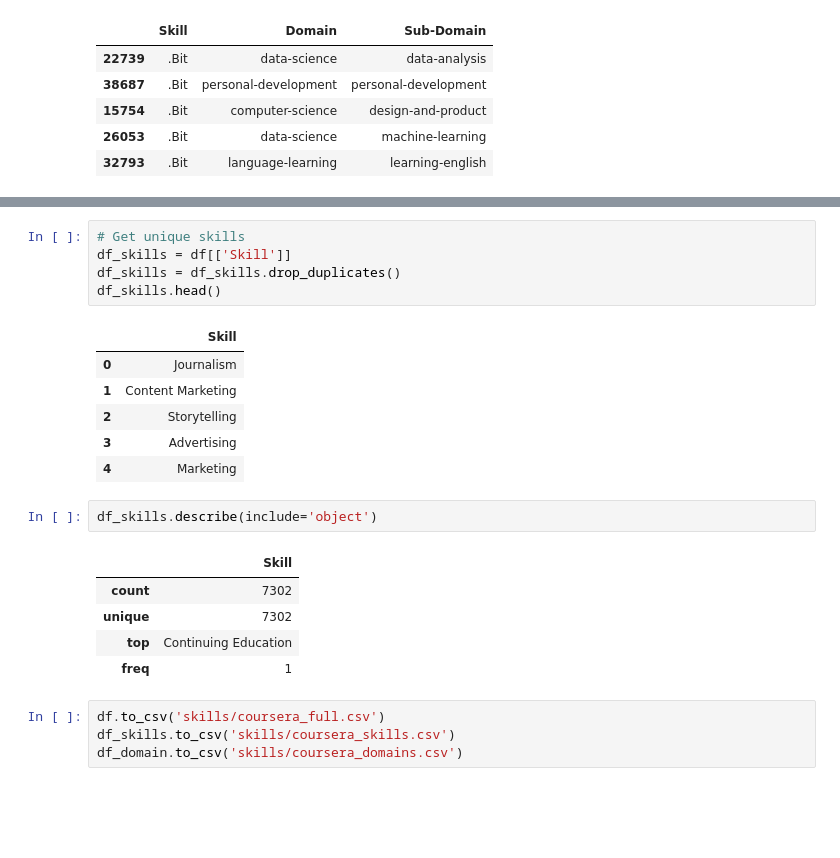
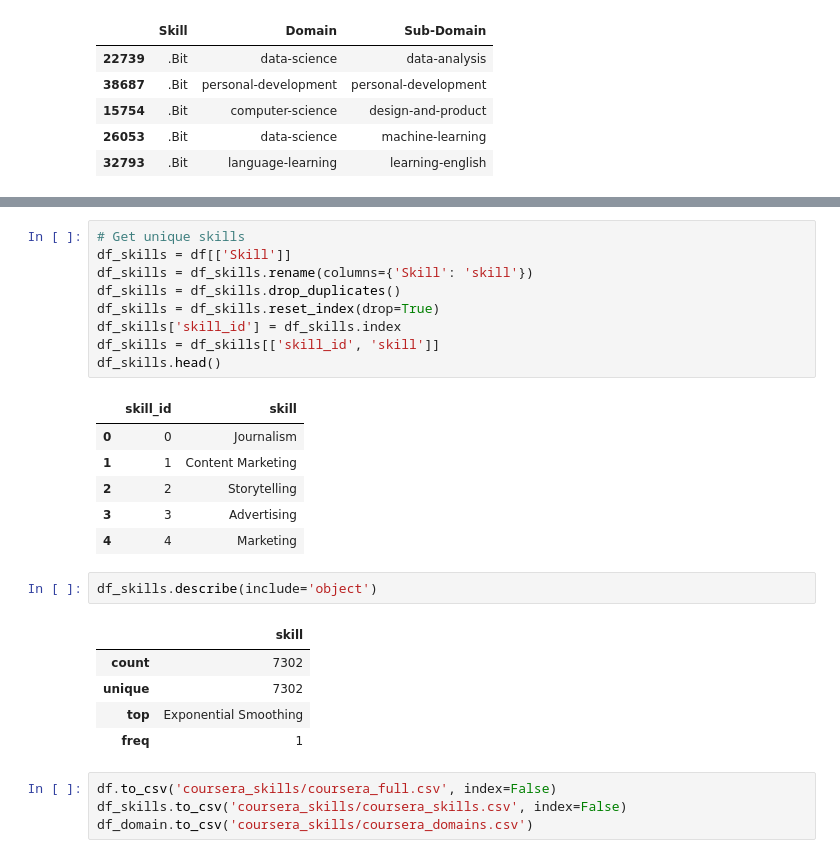
Before and after one commit to binxuankong/skills-ontology-project, a Jupyter notebook: Coursera Skills.ipynb, the cells around one changed output, grey strips where cells are left out. Drawn from its saved outputs; the diff is of its cells as text; blank space fills up the shorter version.

Commit message:
Coursera skills

```diff
--- a/Coursera Skills.ipynb
+++ b/Coursera Skills.ipynb
@@ -258,24 +258,28 @@ df_dup.describe(include='object')
 # %%
 # Get unique skills
 df_skills = df[['Skill']]
+df_skills = df_skills.rename(columns={'Skill': 'skill'})
 df_skills = df_skills.drop_duplicates()
+df_skills = df_skills.reset_index(drop=True)
+df_skills['skill_id'] = df_skills.index
+df_skills = df_skills[['skill_id', 'skill']]
 df_skills.head()
 # %% [output]
-|  | Skill |
-| 0 | Journalism |
-| 1 | Content Marketing |
-| 2 | Storytelling |
-| 3 | Advertising |
-| 4 | Marketing |
+|  | skill_id | skill |
+| 0 | 0 | Journalism |
+| 1 | 1 | Content Marketing |
+| 2 | 2 | Storytelling |
+| 3 | 3 | Advertising |
+| 4 | 4 | Marketing |
 # %%
 df_skills.describe(include='object')
 # %% [output]
-|  | Skill |
+|  | skill |
 | count | 7302 |
 | unique | 7302 |
-| top | Continuing Education |
+| top | Exponential Smoothing |
 | freq | 1 |
 # %%
-df.to_csv('skills/coursera_full.csv')
-df_skills.to_csv('skills/coursera_skills.csv')
-df_domain.to_csv('skills/coursera_domains.csv')
+df.to_csv('coursera_skills/coursera_full.csv', index=False)
+df_skills.to_csv('coursera_skills/coursera_skills.csv', index=False)
+df_domain.to_csv('coursera_skills/coursera_domains.csv')
```
Also changed, not shown: parts of 1 cell of this notebook, 14 other files.
